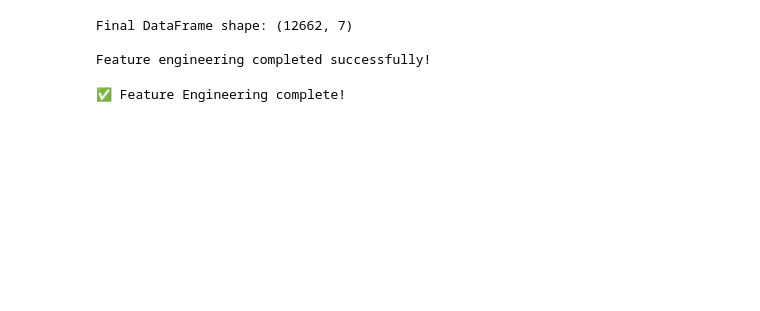
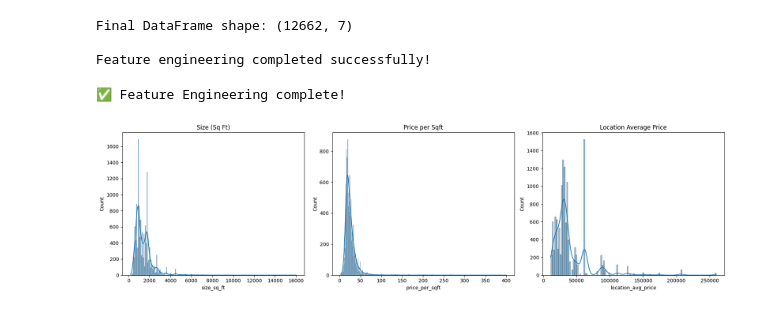
Before and after one commit to neilanshchauhan/delhi-house-rent-prediction, a Jupyter notebook: notebooks/02_feature_engineering.ipynb, the cells around one changed output. Saved outputs shown, nothing was run; the diff lists cells and outputs as text; code cells hidden in the pictures; blank space fills up the shorter version.

```diff
--- a/notebooks/02_feature_engineering.ipynb
+++ b/notebooks/02_feature_engineering.ipynb
@@ -180,3 +182,18 @@ df.to_csv("../data/processed/final_data.csv", index=False)
 print("✅ Feature Engineering complete!")
 # %% [output]
 ✅ Feature Engineering complete!
+# %%
+
+fig, axs = plt.subplots(1, 3, figsize=(18, 5))
+sns.histplot(df['size_sq_ft'], kde=True, ax=axs[0])
+axs[0].set_title('Size (Sq Ft)')
+
+sns.histplot(df['price_per_sqft'], kde=True, ax=axs[1])
+axs[1].set_title('Price per Sqft')
+
+sns.histplot(df['location_avg_price'], kde=True, ax=axs[2])
+axs[2].set_title('Location Average Price')
+
+plt.tight_layout()
+# %% [output]
+[figure, added]
```
Also changed, not shown: parts of 1 cell of this notebook, 51 other files.
